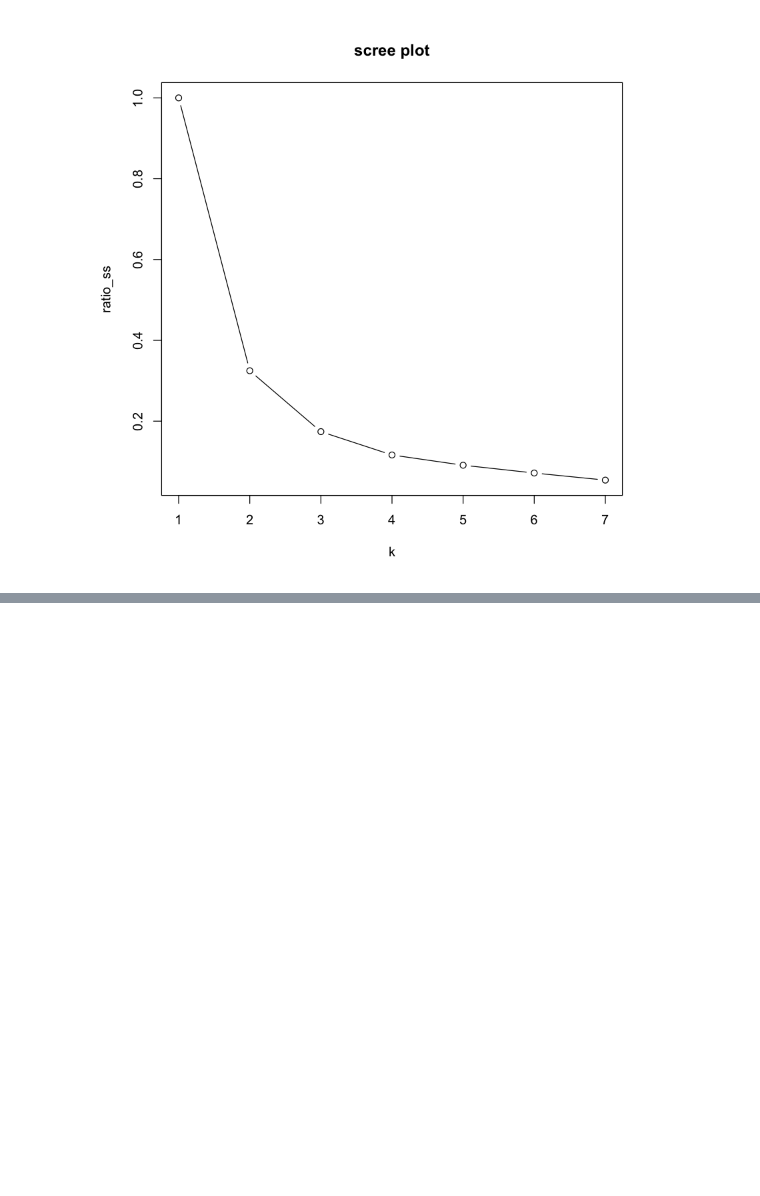
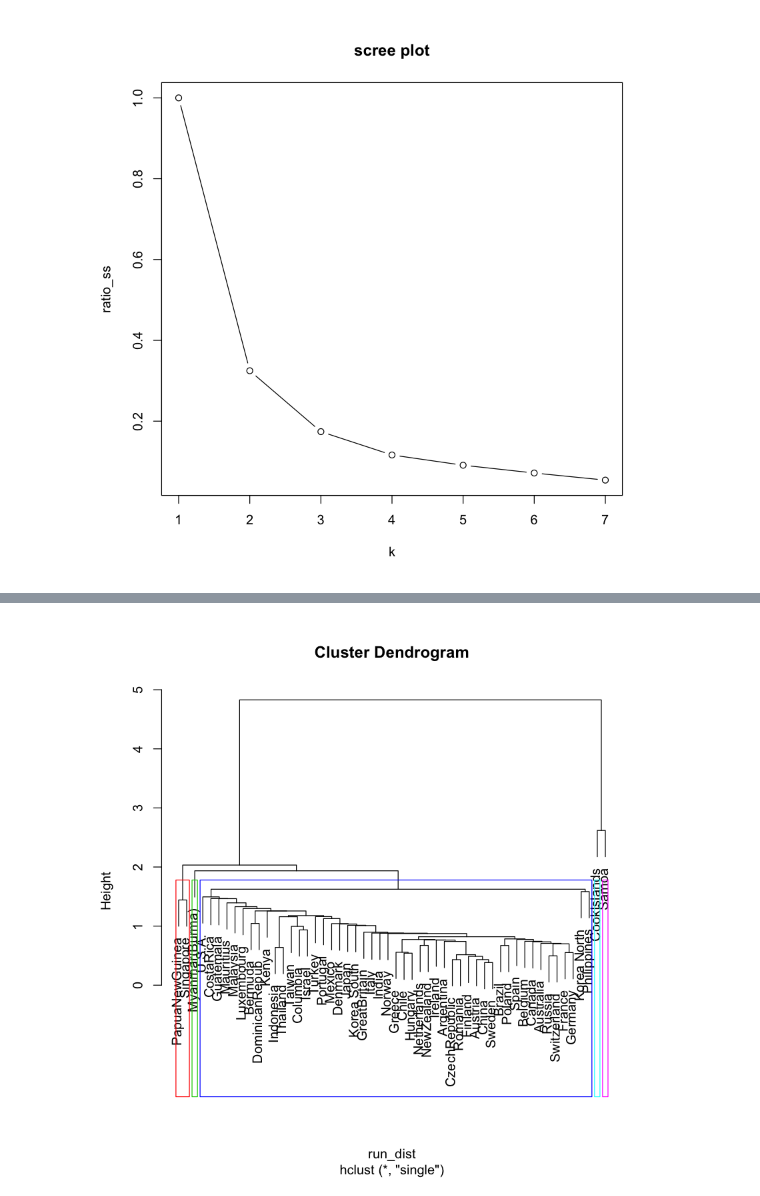
Before and after one commit to slzdevsnp/learn, a Jupyter notebook: intro_ml/intro_ml_clustering.ipynb, the cells around one changed output, grey strips where cells are left out. Saved outputs shown, nothing was run; the diff lists cells and outputs as text; code cells hidden in the pictures; blank space fills up the shorter version.

```diff
--- a/intro_ml/intro_ml_clustering.ipynb
+++ b/intro_ml/intro_ml_clustering.ipynb
@@ -160,0 +252,14 @@ $$ z_i = \frac{x_i - \mu(x)} {\sigma(x)} $$
+# %%
+##single hierarchical clustering
+# Apply dist() to run_record_sc
+run_dist <- dist(run_record_sc)
+# Apply hclust() to run_dist (creates tree)
+run_single <-hclust(run_dist,method="single")
+# Apply cutree() to run_single: memb_single
+memb_single <- cutree(run_single,k=5) #partition of clusters
+#draw the dendrogram
+plot(run_single)
+# Apply rect.hclust() on run_single to draw the boxes
+rect.hclust(run_single, k=5,border=2:6)
+# %% [output]
+[figure, added]
```
Also changed, not shown: parts of 6 cells of this notebook, 4 other files.
